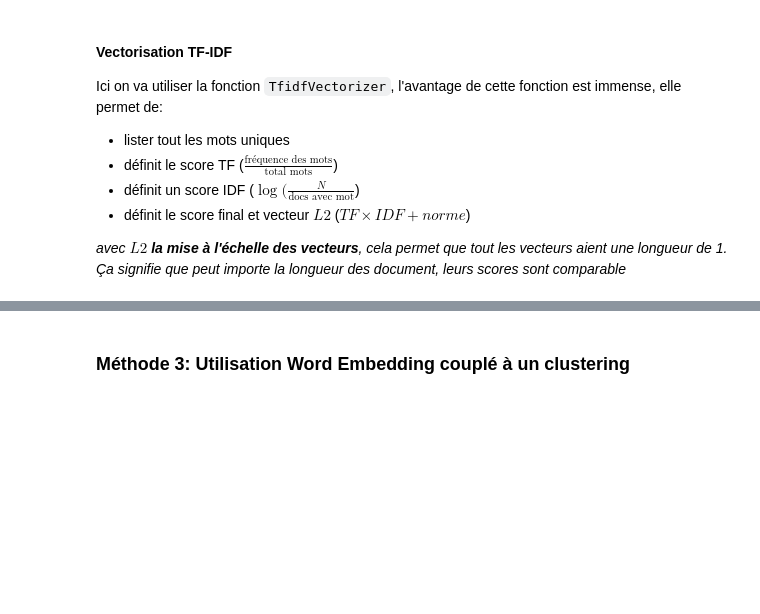
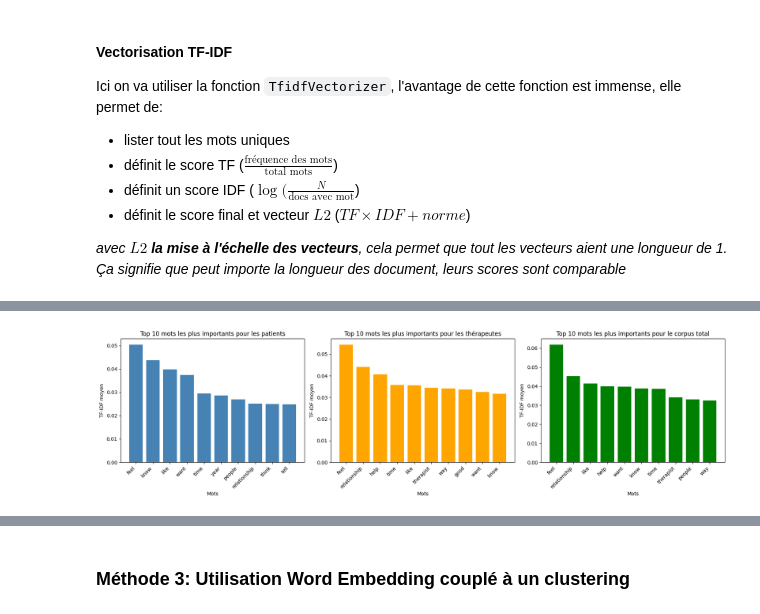
Before and after one commit to cypnet/Analyse-de-conversations-sur-la-sant-mentale-, a Jupyter notebook: LOGAN/ETAPE1-Exploration_jeu_de_donnees.ipynb, the cells around one changed output, grey strips where cells are left out. Drawn from its saved outputs; the diff is of its cells as text; code cells hidden in the pictures; blank space fills up the shorter version.

```diff
--- a/LOGAN/ETAPE1-Exploration_jeu_de_donnees.ipynb
+++ b/LOGAN/ETAPE1-Exploration_jeu_de_donnees.ipynb
@@ -1030,4 +1039,17 @@ Ici on va utiliser la fonction <code>TfidfVectorizer</code>, l'avantage de cette
 
 *avec $L2$ **la mise à l'échelle des vecteurs**, cela permet que tout les vecteurs aient une longueur de 1. Ça signifie que peut importe la longueur des document, leurs scores sont comparable*
 # %%
-# TODO
+from sklearn.feature_extraction.text import TfidfVectorizer
+
+# On véctorise séparément les contextes et les réponses pour pouvoir faire des analyses spécifiques à chaque type de texte
+vectorizer_context = TfidfVectorizer(max_features=1000) # Max features limite le vocabulaire aux 1000 mots les plus fréquents pour éviter d'avoir une matrice trop grande
+vectorizer_response = TfidfVectorizer(max_features=1000)
+vectorizer_total = TfidfVectorizer(max_features=1000)
+
+tfidf_context = vectorizer_context.fit_transform(df['Context_joined'])
+tfidf_response = vectorizer_response.fit_transform(df['Response_joined'])
+tfidf_total = vectorizer_total.fit_transform(df['Context_joined'] + ' ' + df['Response_joined'])
+
+print(f"TF-IDF Context shape: {tfidf_context.shape}")
+print(f"TF-IDF Response shape: {tfidf_response.shape}")
+print(f"TF-IDF Total shape: {tfidf_total.shape}")
@@ -1034,2 +1108,33 @@ Ici on va utiliser la fonction <code>TfidfVectorizer</code>, l'avantage de cette
+# %%
+# On représente les 10 mots les plus importants pour les patients, les thérapeutes et global en barres
+top_context = df_scores[['mot_context', 'tfidf_context']].sort_values('tfidf_context', ascending=False).head(10)
+top_response = df_scores[['mot_response', 'tfidf_response']].sort_values('tfidf_response', ascending=False).head(10)
+top_total = df_scores[['mot_total', 'tfidf_total']].sort_values('tfidf_total', ascending=False).head(10)
+
+# On affiche sur 3 graphes différents les top 10 mots les plus importants pour les patients, les thérapeutes et global
+plt.figure(figsize=(18, 5))
+plt.subplot(131)
+plt.bar(top_context['mot_context'], top_context['tfidf_context'], color='steelblue')
+plt.xticks(rotation=45, ha='right')
+plt.xlabel('Mots')
+plt.ylabel('TF-IDF moyen')
+plt.title('Top 10 mots les plus importants pour les patients')
+plt.subplot(132)
+plt.bar(top_response['mot_response'], top_response['tfidf_response'], color='orange')
+plt.xticks(rotation=45, ha='right')
+plt.xlabel('Mots')
+plt.ylabel('TF-IDF moyen')
+plt.title('Top 10 mots les plus importants pour les thérapeutes')
+plt.subplot(133)
+plt.bar(top_total['mot_total'], top_total['tfidf_total'], color='green')
+plt.xticks(rotation=45, ha='right')
+plt.xlabel('Mots')
+plt.ylabel('TF-IDF moyen')
+plt.title('Top 10 mots les plus importants pour le corpus total')
+plt.tight_layout()
+
+plt.show()
+# %% [output]
+[figure, added]
 # %% [markdown]
 #### Clustering
```
Also changed, not shown: parts of 42 cells of this notebook, 1 other file.
